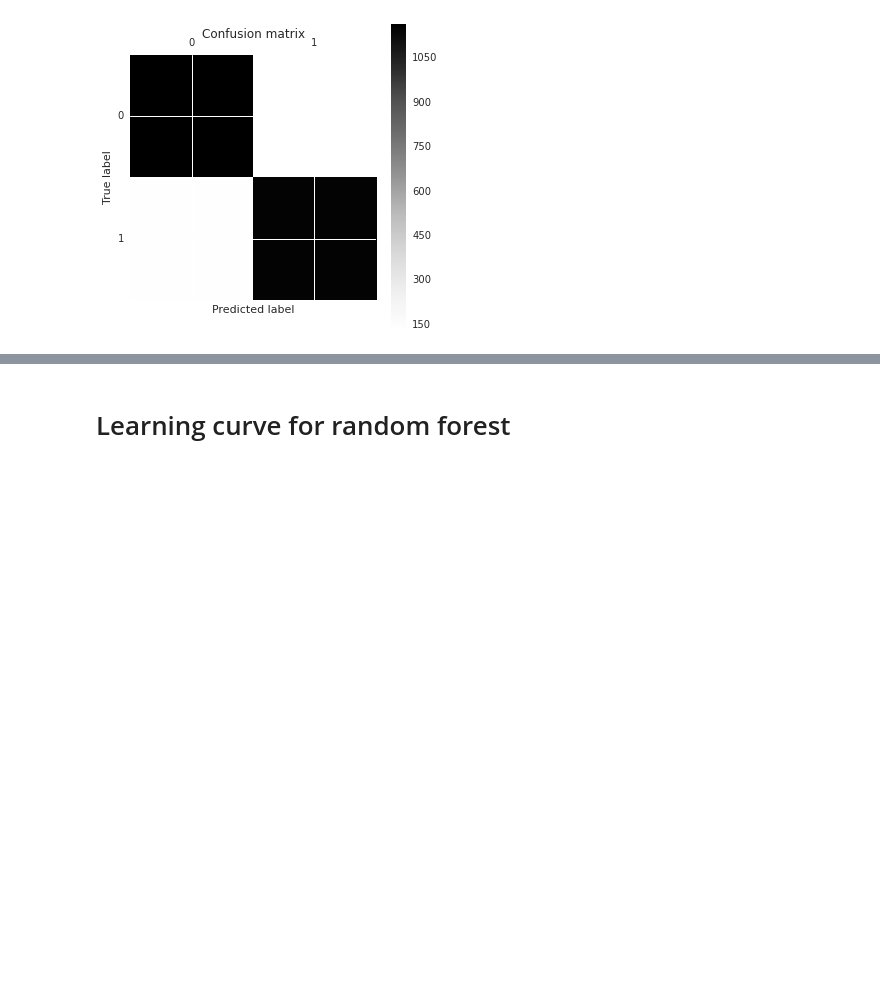
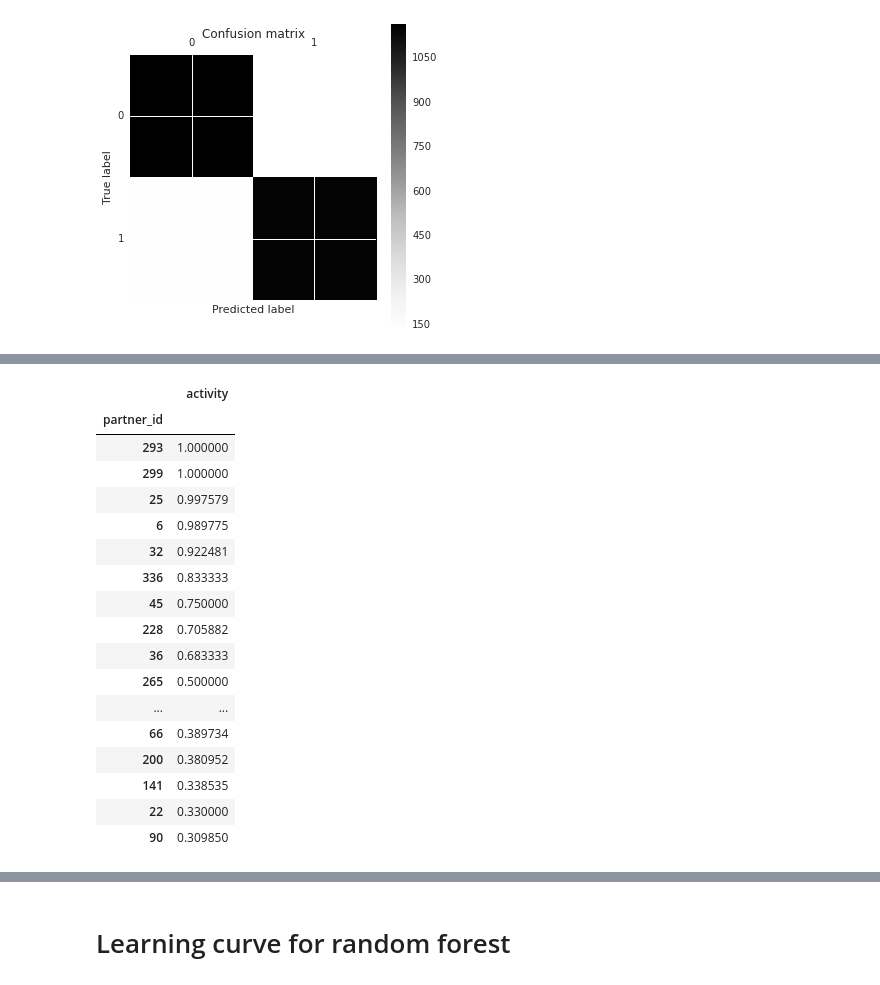
Before and after one commit to hslee16/GA_project, a Jupyter notebook: ga_project.ipynb, the cells around one changed output, grey strips where cells are left out. Saved outputs shown, nothing was run; the diff lists cells and outputs as text; code cells hidden in the pictures; blank space fills up the shorter version.

```diff
--- a/ga_project.ipynb
+++ b/ga_project.ipynb
@@ -44,7 +44,7 @@ from sklearn.decomposition import PCA
 pd.set_option('display.max_columns', None)
 
 pd.set_option('display.height', 500)
-pd.set_option('display.max_rows', 20)
+pd.set_option('display.max_rows', 50)
 pd.set_option('display.width', 1000)
 # %% [output]
 height has been deprecated.
@@ -599,0 +657,21 @@ plt.show()
+# %%
+pd.DataFrame(d / t).dropna().sort(columns='activity', ascending=False).head(20)
+# %% [output]
+|  | activity |
+| partner_id |  |
+| 293 | 1.000000 |
+| 299 | 1.000000 |
+| 25 | 0.997579 |
+| 6 | 0.989775 |
+| 32 | 0.922481 |
+| 336 | 0.833333 |
+| 45 | 0.750000 |
+| 228 | 0.705882 |
+| 36 | 0.683333 |
+| 265 | 0.500000 |
+| ... | ... |
+| 66 | 0.389734 |
+| 200 | 0.380952 |
+| 141 | 0.338535 |
+| 22 | 0.330000 |
+| 90 | 0.309850 |
```
Also changed, not shown: parts of 22 cells of this notebook.
